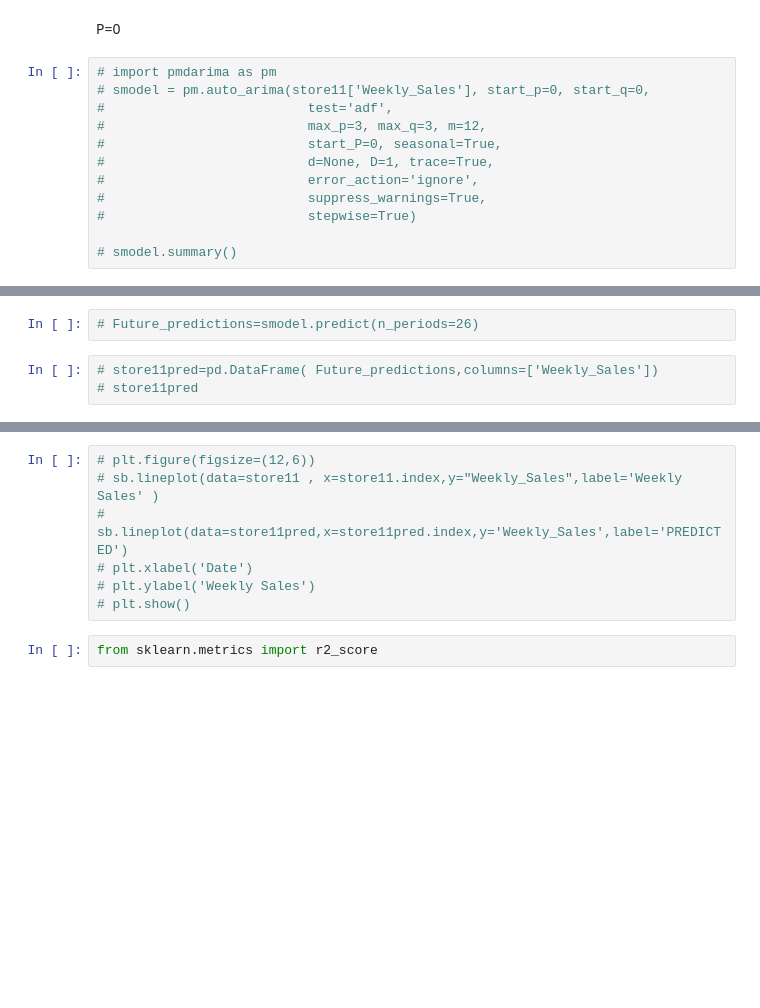
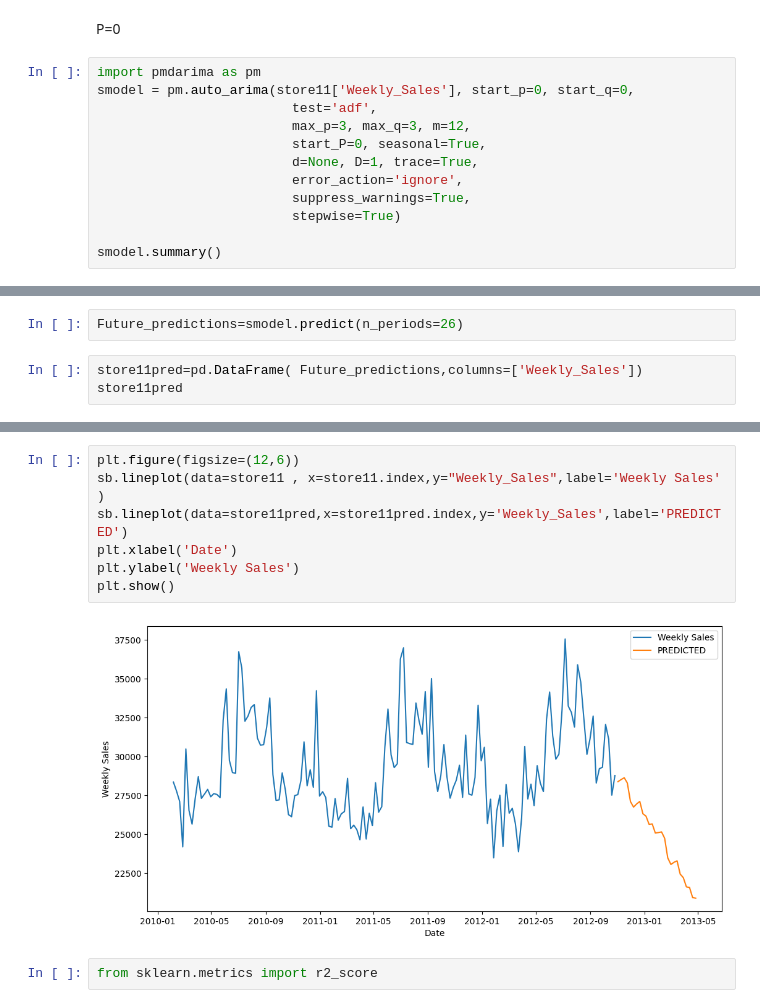
Before and after one commit to SuyashPant04/Analyzing-Business-Performance-Using-Demand-Forecasting-Techniques, a Jupyter notebook: Final Assignment/Company3_Spar_sales_new.ipynb, the cells around one changed output, grey strips where cells are left out. Drawn from its saved outputs; the diff is of its cells as text; blank space fills up the shorter version.

```diff
--- a/Final Assignment/Company3_Spar_sales_new.ipynb
+++ b/Final Assignment/Company3_Spar_sales_new.ipynb
@@ -227,14 +228,14 @@ Requirement already satisfied: six in /usr/local/lib/python3.10/dist-packages (f
 # %% [markdown]
 P=0
 # %%
-# import pmdarima as pm
-# smodel = pm.auto_arima(store11['Weekly_Sales'], start_p=0, start_q=0,
-#                          test='adf',
-#                          max_p=3, max_q=3, m=12,
-#                          start_P=0, seasonal=True,
-#                          d=None, D=1, trace=True,
-#                          error_action='ignore',
-#                          suppress_warnings=True,
-#                          stepwise=True)
+import pmdarima as pm
+smodel = pm.auto_arima(store11['Weekly_Sales'], start_p=0, start_q=0,
+                         test='adf',
+                         max_p=3, max_q=3, m=12,
+                         start_P=0, seasonal=True,
+                         d=None, D=1, trace=True,
+                         error_action='ignore',
+                         suppress_warnings=True,
+                         stepwise=True)
 
-# smodel.summary()
+smodel.summary()
@@ -241,5 +260,5 @@ P=0
 # %%
-# Future_predictions=smodel.predict(n_periods=26)
+Future_predictions=smodel.predict(n_periods=26)
 # %%
-# store11pred=pd.DataFrame( Future_predictions,columns=['Weekly_Sales'])
-# store11pred
+store11pred=pd.DataFrame( Future_predictions,columns=['Weekly_Sales'])
+store11pred
@@ -246,10 +283,12 @@ P=0
 # %%
-# plt.figure(figsize=(12,6))
-# sb.lineplot(data=store11 , x=store11.index,y="Weekly_Sales",label='Weekly Sales' )
-# sb.lineplot(data=store11pred,x=store11pred.index,y='Weekly_Sales',label='PREDICTED')
-# plt.xlabel('Date')
-# plt.ylabel('Weekly Sales')
-# plt.show()
+plt.figure(figsize=(12,6))
+sb.lineplot(data=store11 , x=store11.index,y="Weekly_Sales",label='Weekly Sales' )
+sb.lineplot(data=store11pred,x=store11pred.index,y='Weekly_Sales',label='PREDICTED')
+plt.xlabel('Date')
+plt.ylabel('Weekly Sales')
+plt.show()
+# %% [output]
+[figure, added]
 # %%
 from sklearn.metrics import r2_score
 # %%
```
Also changed, not shown: parts of 7 cells of this notebook.
